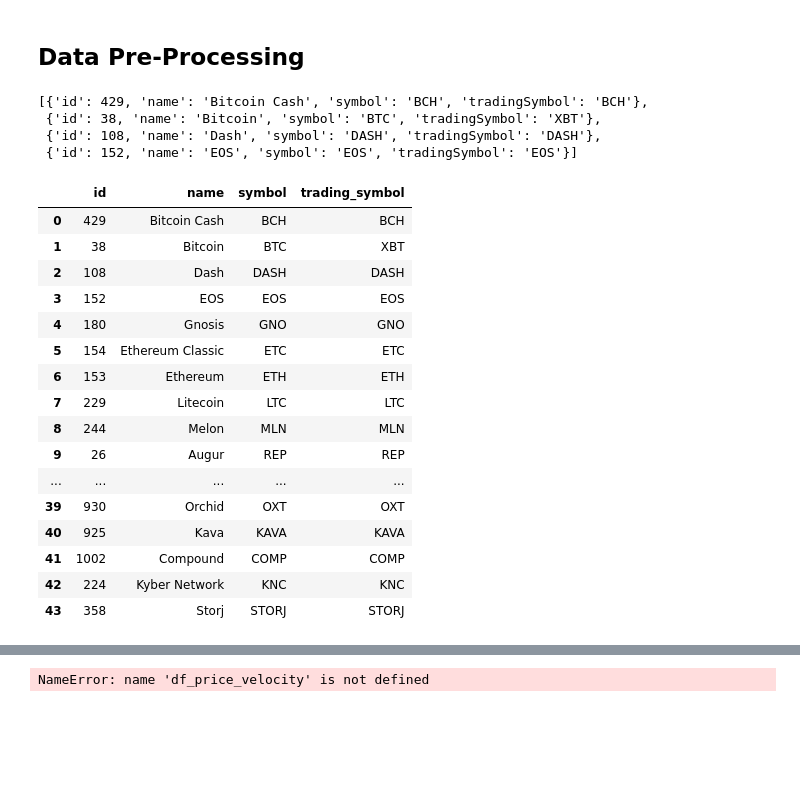
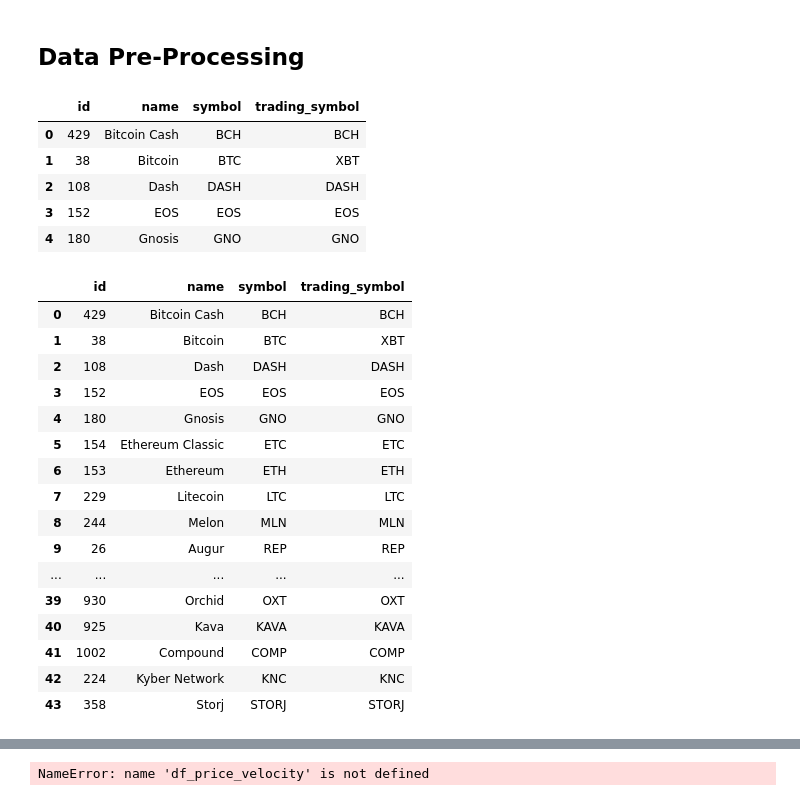
Before and after one commit to gdepalma93/nu_fintech_project_2, a Jupyter notebook: factor_research.ipynb, the cells around one changed output, grey strips where cells are left out. Drawn from its saved outputs; the diff is of its cells as text; code cells hidden in the pictures; blank space fills up the shorter version.

```diff
--- a/factor_research.ipynb
+++ b/factor_research.ipynb
@@ -82,36 +83,38 @@ newsapi = NewsApiClient(api_key=os.environ["NEWS_API_KEY"])
 # %% [markdown]
 ## Data Pre-Processing
-# %%
-shrimpy_client.get_exchange_assets('kraken')[0:4]
-# %% [output]
-[{'id': 429, 'name': 'Bitcoin Cash', 'symbol': 'BCH', 'tradingSymbol': 'BCH'},
- {'id': 38, 'name': 'Bitcoin', 'symbol': 'BTC', 'tradingSymbol': 'XBT'},
- {'id': 108, 'name': 'Dash', 'symbol': 'DASH', 'tradingSymbol': 'DASH'},
- {'id': 152, 'name': 'EOS', 'symbol': 'EOS', 'tradingSymbol': 'EOS'}]
 # %%
 # Kraken Assets
 kraken_assets = shrimpy_client.get_exchange_assets('kraken')
 kraken_assets_df = pd.DataFrame(columns=['id','name', 'symbol', 'trading_symbol'])
 for key, value in enumerate(kraken_assets):
     kraken_assets_df.loc[key] = [value['id'], value['name'], value['symbol'], value['tradingSymbol']]
-kraken_assets_df
+kraken_assets_df.head()
 # %% [output]
 |  | id | name | symbol | trading_symbol |
 | 0 | 429 | Bitcoin Cash | BCH | BCH |
 | 1 | 38 | Bitcoin | BTC | XBT |
 | 2 | 108 | Dash | DASH | DASH |
 | 3 | 152 | EOS | EOS | EOS |
 | 4 | 180 | Gnosis | GNO | GNO |
-| 5 | 154 | Ethereum Classic | ETC | ETC |
-| 6 | 153 | Ethereum | ETH | ETH |
-| 7 | 229 | Litecoin | LTC | LTC |
-| 8 | 244 | Melon | MLN | MLN |
-| 9 | 26 | Augur | REP | REP |
-| ... | ... | ... | ... | ... |
-| 39 | 930 | Orchid | OXT | OXT |
-| 40 | 925 | Kava | KAVA | KAVA |
-| 41 | 1002 | Compound | COMP | COMP |
-| 42 | 224 | Kyber Network | KNC | KNC |
-| 43 | 358 | Storj | STORJ | STORJ |
+# %%
+kraken_assets_df
+# %% [output]
+|  | id | name | symbol | trading_symbol |
+| 0 | 429 | Bitcoin Cash | BCH | BCH |
+| 1 | 38 | Bitcoin | BTC | XBT |
+| 2 | 108 | Dash | DASH | DASH |
+| 3 | 152 | EOS | EOS | EOS |
+| 4 | 180 | Gnosis | GNO | GNO |
+| 5 | 154 | Ethereum Classic | ETC | ETC |
+| 6 | 153 | Ethereum | ETH | ETH |
+| 7 | 229 | Litecoin | LTC | LTC |
+| 8 | 244 | Melon | MLN | MLN |
+| 9 | 26 | Augur | REP | REP |
+| ... | ... | ... | ... | ... |
+| 39 | 930 | Orchid | OXT | OXT |
+| 40 | 925 | Kava | KAVA | KAVA |
+| 41 | 1002 | Compound | COMP | COMP |
+| 42 | 224 | Kyber Network | KNC | KNC |
+| 43 | 358 | Storj | STORJ | STORJ |
 # %%
 # Kraken Pairs
```
Also changed, not shown: parts of 12 cells of this notebook.
